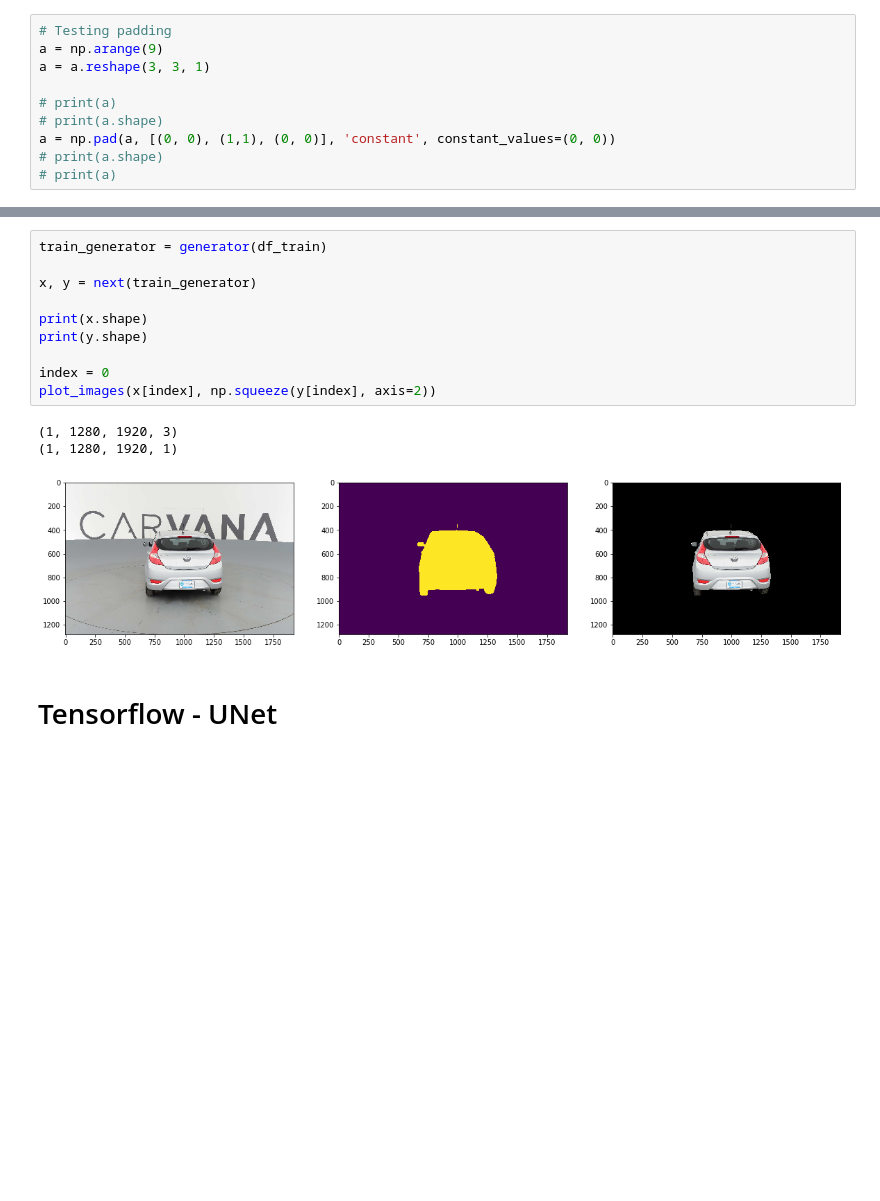
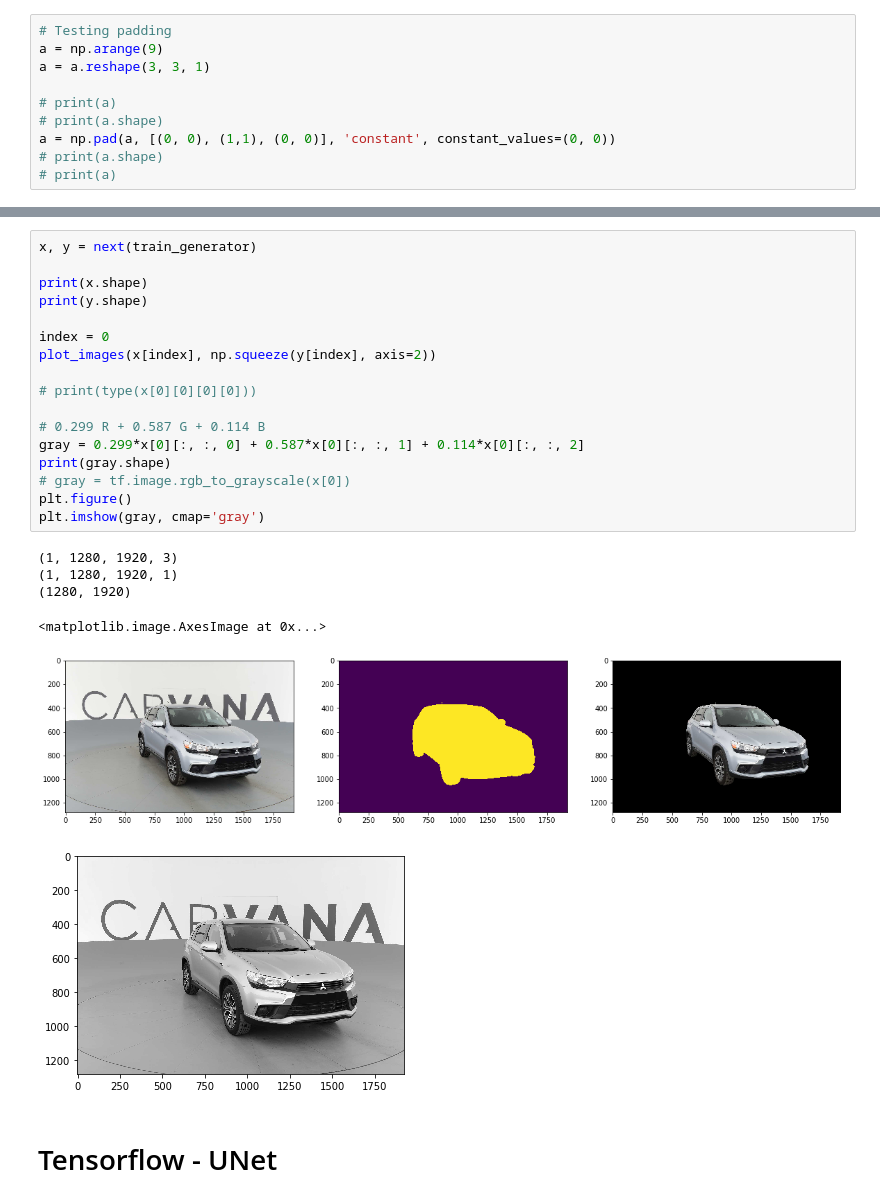
Before and after one commit to whathelll/carvana-image-masking-challenge, a Jupyter notebook: Iteration1.ipynb, the cells around one changed output, grey strips where cells are left out. Saved outputs shown, nothing was run; the diff lists cells and outputs as text; blank space fills up the shorter version.

```diff
--- a/Iteration1.ipynb
+++ b/Iteration1.ipynb
@@ -237,17 +253,27 @@ def generator(df, batch_size=1):
-# %%
-train_generator = generator(df_train)
-
-x, y = next(train_generator)
-
-print(x.shape)
-print(y.shape)
-
-index = 0
-plot_images(x[index], np.squeeze(y[index], axis=2))
-# %% [output]
-(1, 1280, 1920, 3)
-(1, 1280, 1920, 1)
-[figure, removed]
+# %%
+x, y = next(train_generator)
+
+print(x.shape)
+print(y.shape)
+
+index = 0
+plot_images(x[index], np.squeeze(y[index], axis=2))
+
+# print(type(x[0][0][0][0]))
+
+# 0.299 R + 0.587 G + 0.114 B
+gray = 0.299*x[0][:, :, 0] + 0.587*x[0][:, :, 1] + 0.114*x[0][:, :, 2]
+print(gray.shape)
+# gray = tf.image.rgb_to_grayscale(x[0])
+plt.figure()
+plt.imshow(gray, cmap='gray')
+# %% [output]
+(1, 1280, 1920, 3)
+(1, 1280, 1920, 1)
+(1280, 1920)
+<matplotlib.image.AxesImage at 0x...>
+[figure, added]
+[figure, added]
 # %% [markdown]
 # Tensorflow - UNet
 # %%
```
Also changed, not shown: parts of 12 cells of this notebook, 3 other files.
